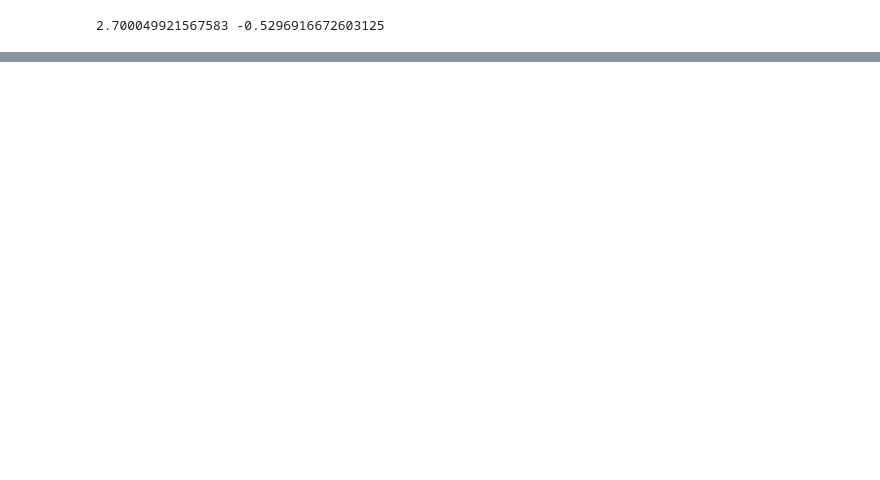
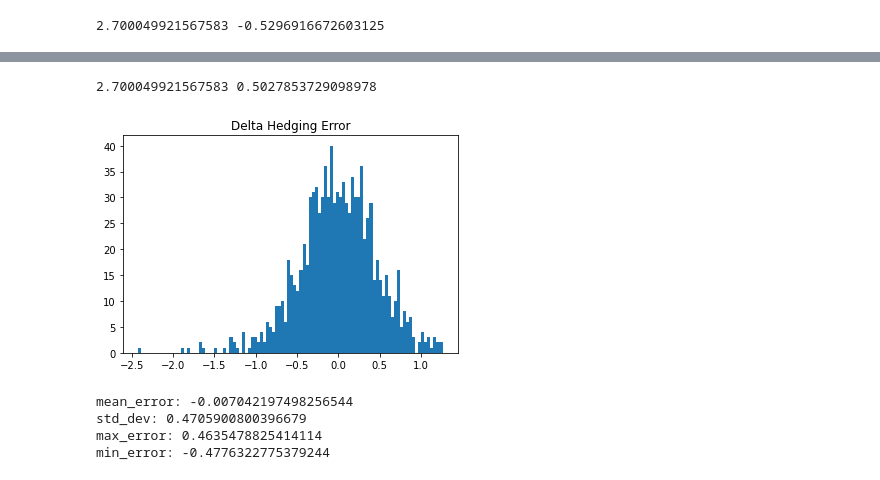
Before and after one commit to sleung852/pyquantfi, a Jupyter notebook: Exploring Delta.ipynb, the cells around one changed output, grey strips where cells are left out. Drawn from its saved outputs; the diff is of its cells as text; code cells hidden in the pictures; blank space fills up the shorter version.

```diff
--- a/Exploring Delta.ipynb
+++ b/Exploring Delta.ipynb
@@ -272,0 +295,23 @@ min_error: -10.626017784515637
+# %%
+# setup placeholders for
+deltaHedging = np.zeros(M)
+options = np.zeros(M)
+
+asset = np.zeros(N) # No. of shares
+cash = np.zeros(N) # Cash/Zero-coupon Bond
+portfolio = np.zeros(N) # Value of Asset + Cash
+
+S = np.zeros(N) # Stock price path
+V = np.zeros(N) # Option price path
+
+C, Cdelta = get_C_and_Cdelta(S=Szero, K=K, r=r, sigma=sigma, T=T-t[0], h=1)
+print(C, Cdelta)
+
+V[0] = C
+S[0] = Szero
+
+asset[0] = Cdelta
+cash[0] = C - asset[0] * S[0]
+portfolio[0] = C
+# %% [output]
+2.700049921567583 0.5027853729098978
@@ -272,0 +332,19 @@ min_error: -10.626017784515637
+# %%
+deltaError = deltaHedging - options
+meanDeltaError = deltaError.mean()
+stdDeltaError = deltaError.std()
+
+plt.hist(deltaError, 100)
+plt.title('Delta Hedging Error')
+plt.show()
+
+print('mean_error:',meanDeltaError)
+print('std_dev:', stdDeltaError)
+print('max_error:', meanDeltaError+stdDeltaError)
+print('min_error:', meanDeltaError-stdDeltaError)
+# %% [output]
+[figure, added]
+mean_error: -0.007042197498256544
+std_dev: 0.4705900800396679
+max_error: 0.4635478825414114
+min_error: -0.4776322775379244
```
Also changed, not shown: parts of 13 cells of this notebook, 1 other file.
